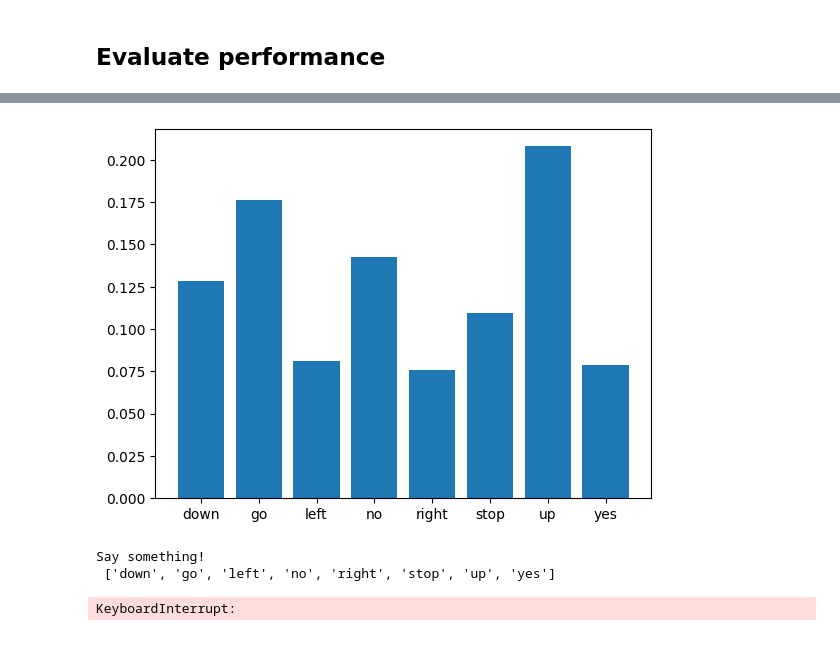
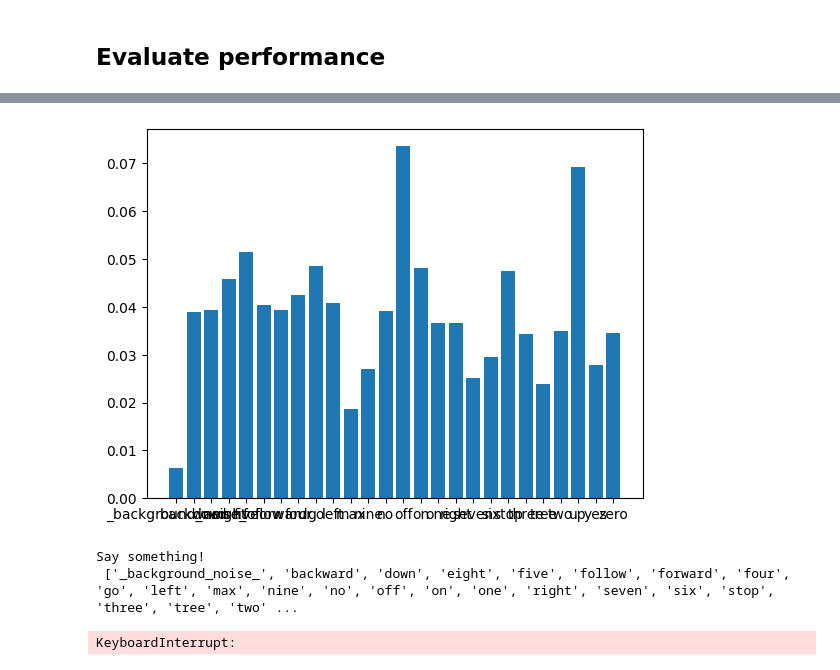
Before and after one commit to hawcat/voice_wakeUp, a Jupyter notebook: predict.ipynb, the cells around one changed output, grey strips where cells are left out. Cells and saved outputs as stored; diff of their text form; code cells hidden in the pictures.

```diff
--- a/predict.ipynb
+++ b/predict.ipynb
@@ -2,9 +2,12 @@
 ## Evaluate performance
 # %%
 import tensorflow as tf
-loaded_model = tf.keras.models.load_model('best_model.keras')
+loaded_model = tf.keras.models.load_model('best_model_max.keras')
 # %%
-commands = ['down', 'go', 'left', 'no', 'right', 'stop', 'up', 'yes']
+commands = ['_background_noise_', 'backward', 'down', 'eight', 'five',
+       'follow', 'forward', 'four', 'go', 'left', 'max', 'nine', 'no',
+       'off', 'on', 'one', 'right', 'seven', 'six', 'stop', 'three',
+       'tree', 'two', 'up', 'yes', 'zero']
 
 import sklearn as sk
 from sklearn import preprocessing
@@ -61,33 +61,33 @@ def get_specgram(file_path):
 # %%
 %matplotlib inline
 
 r = sr.Recognizer()
 
 with sr.Microphone(sample_rate=16000) as source:
     while True:
         r.adjust_for_ambient_noise(source)
         if r.energy_threshold < 200:
             r.energy_threshold= 200
 
         print(f"Say something! \n {commands}")
 
         audio =r.listen(source)
         with open("microphone-results.wav", "wb") as f:
             f.write(audio.get_wav_data())
 
         if os.path.isfile('microphone-results.wav'):
             result = loaded_model.predict(get_specgram('microphone-results.wav').reshape(-1,99, 161))
             y_pred=np.argmax(result)
-            data=result.reshape(8)
+            data=result.reshape(26)
             clear_output(wait=True)
             fig=plt.figure()
             plt.bar(commands, data)
             plt.show()
             # os.remove('microphone-results.wav')
         else:
             print('File not exist')
 # %% [output]
-[figure, old version]
+[figure, new version]
 Say something!
- ['down', 'go', 'left', 'no', 'right', 'stop', 'up', 'yes']
+ ['_background_noise_', 'backward', 'down', 'eight', 'five', 'follow', 'forward', 'four', 'go', 'left', 'max', 'nine', 'no', 'off', 'on', 'one', 'right', 'seven', 'six', 'stop', 'three', 'tree', 'two' ...
 KeyboardInterrupt:
```
Also changed, not shown: parts of 3 cells of this notebook, 7 other files.
